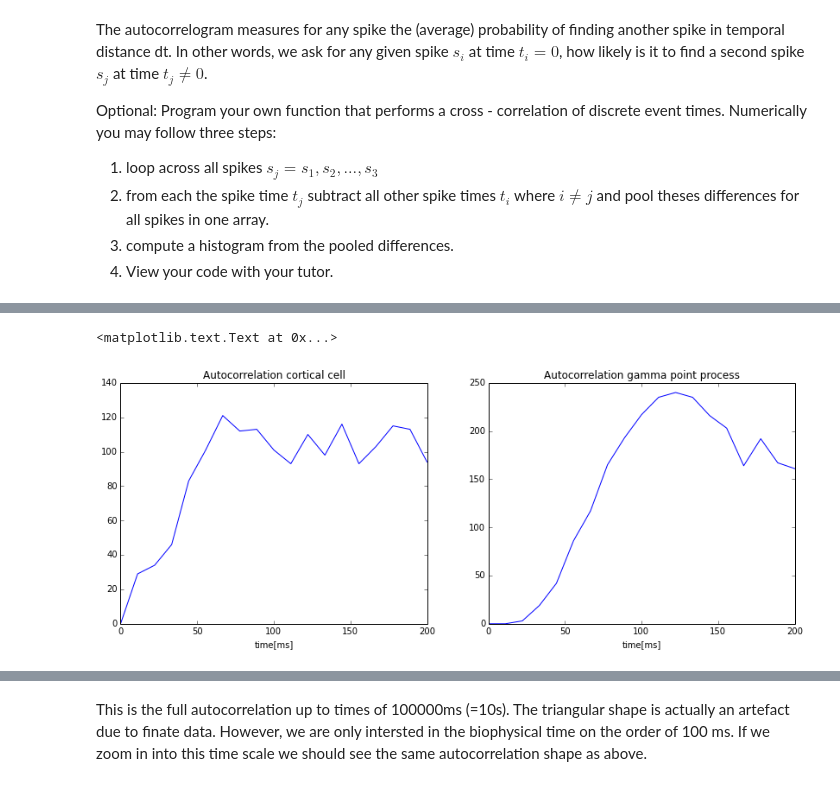
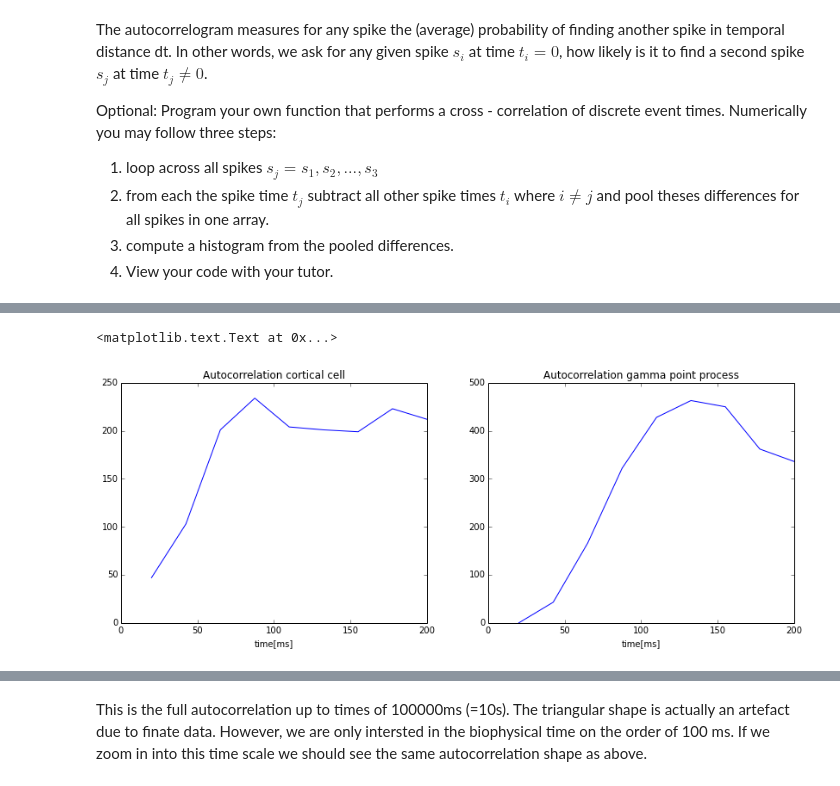
Before and after one commit to RinaldoB/course-neuro-datasim, a Jupyter notebook: Day3_2_solutions.ipynb, the cells around one changed output, grey strips where cells are left out. Drawn from its saved outputs; the diff is of its cells as text; code cells hidden in the pictures.

```diff
--- a/Day3_2_solutions.ipynb
+++ b/Day3_2_solutions.ipynb
@@ -136,9 +126,8 @@ xlabel('time[ms]')
 # %%
 # Alternatively, use numpys correlate function on PSTH
 #first, calculate the psth using a bin vector with desired resolution
-dt = tcorr/nbin
-bins_r = arange(0,spikes_rat_cortex.max(), dt)
-bins_g = arange(0,spikes_gamma_renewal.max(), dt)
+bins_r = arange(0,spikes_rat_cortex.max(), dtcorr)
+bins_g = arange(0,spikes_gamma_renewal.max(), dtcorr)
 
 PSTH_r,bins_r = histogram(spikes_rat_cortex,bins_r)
 PSTH_g,bins_g = histogram(spikes_gamma_renewal,bins_g)
@@ -147,20 +136,20 @@ PSTH_g,bins_g = histogram(spikes_gamma_renewal,bins_g)
 # roll(PSTH,i) shifts the time of the psth by i*dt
 autoc_r = [correlate(PSTH_r,roll(PSTH_r,i)) for i in arange(1,nbin)]
 autoc_g = [correlate(PSTH_g,roll(PSTH_g,i)) for i in arange(1,nbin)]
-
-# Plot
-subplot(1,2,1)
-plot(linspace(0,tcorr,nbin-1),autoc_r)
-xlim([0,tcorr])
-xlabel('time[ms]')
-title('Autocorrelation cortical cell')
-
-subplot(1,2,2)
-plot(linspace(0,tcorr,nbin-1),autoc_g,)
-title('Autocorrelation gamma point process')
-xlim([0,tcorr])
-xlabel('time[ms]')
-# %% [output]
-<matplotlib.text.Text at 0x...>
-[figure, removed]
+# %%
+# Plot
+subplot(1,2,1)
+plot(linspace(dtcorr,tcorr,nbin-1),autoc_r)
+xlim([0,tcorr])
+xlabel('time[ms]')
+title('Autocorrelation cortical cell')
+
+subplot(1,2,2)
+plot(linspace(dtcorr,tcorr,nbin-1),autoc_g,)
+title('Autocorrelation gamma point process')
+xlim([0,tcorr])
+xlabel('time[ms]')
+# %% [output]
+<matplotlib.text.Text at 0x...>
+[figure, added]
 # %% [markdown]
```
Also changed, not shown: parts of 9 cells of this notebook.
